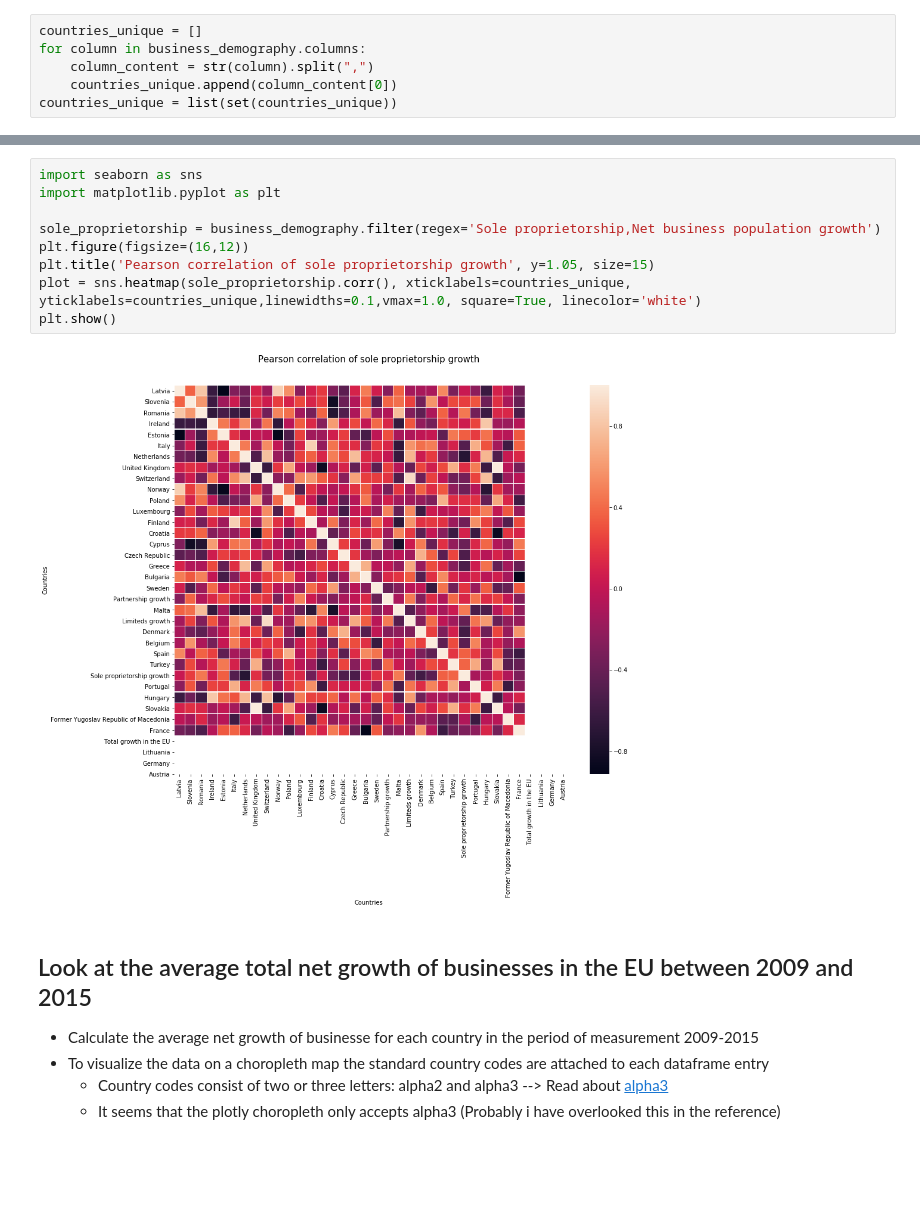
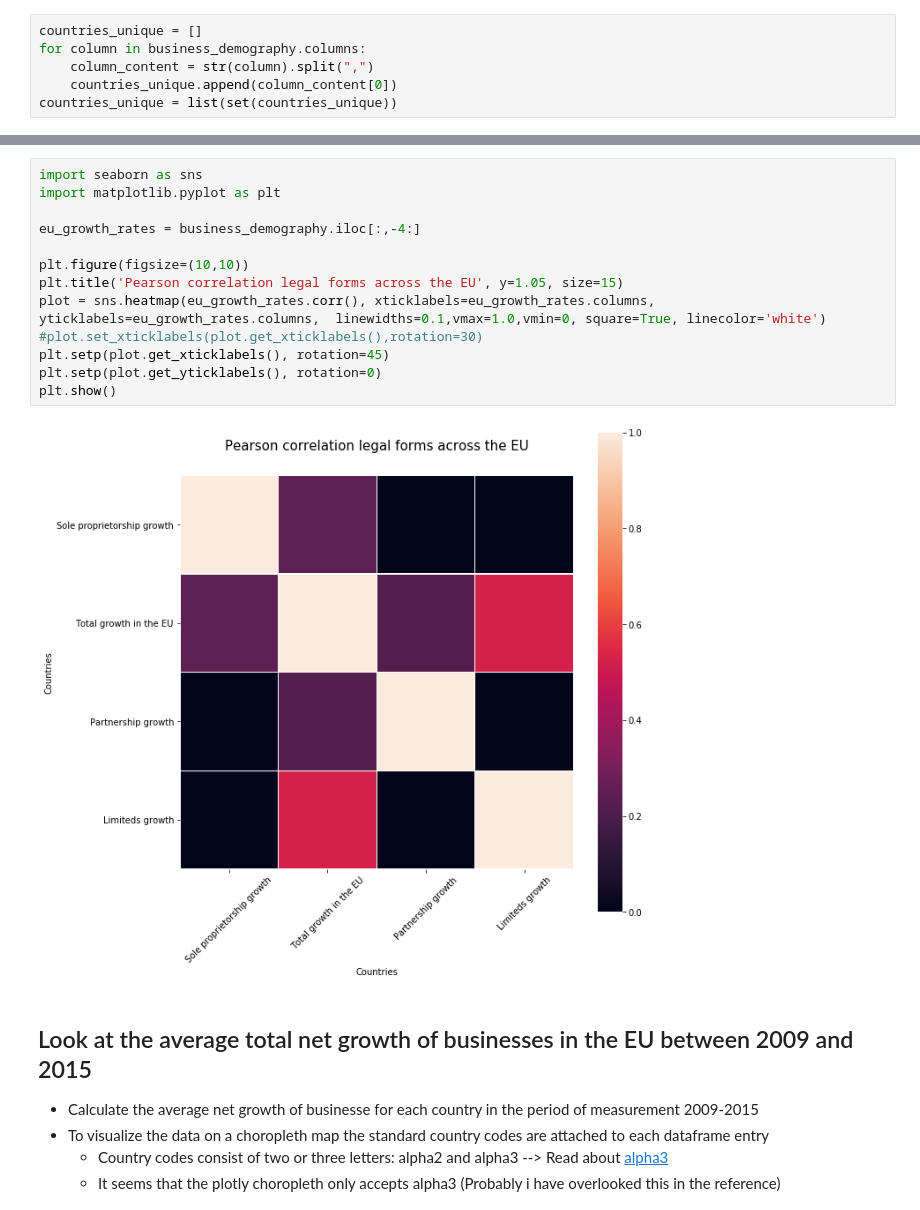
Before and after one commit to chasenberg/data_science, a Jupyter notebook: notebooks/explorer.ipynb, the cells around one changed output, grey strips where cells are left out. Drawn from its saved outputs; the diff is of its cells as text; blank space fills up the shorter version.

```diff
--- a/notebooks/explorer.ipynb
+++ b/notebooks/explorer.ipynb
@@ -180,14 +197,18 @@ countries_unique = list(set(countries_unique))
 # %%
 import seaborn as sns
 import matplotlib.pyplot as plt
 
-sole_proprietorship = business_demography.filter(regex='Sole proprietorship,Net business population growth')
-plt.figure(figsize=(16,12))
-plt.title('Pearson correlation of sole proprietorship growth', y=1.05, size=15)
-plot = sns.heatmap(sole_proprietorship.corr(), xticklabels=countries_unique, yticklabels=countries_unique,linewidths=0.1,vmax=1.0, square=True, linecolor='white')
+eu_growth_rates = business_demography.iloc[:,-4:]
+
+plt.figure(figsize=(10,10))
+plt.title('Pearson correlation legal forms across the EU', y=1.05, size=15)
+plot = sns.heatmap(eu_growth_rates.corr(), xticklabels=eu_growth_rates.columns, yticklabels=eu_growth_rates.columns,  linewidths=0.1,vmax=1.0,vmin=0, square=True, linecolor='white')
+#plot.set_xticklabels(plot.get_xticklabels(),rotation=30)
+plt.setp(plot.get_xticklabels(), rotation=45)
+plt.setp(plot.get_yticklabels(), rotation=0)
 plt.show()
 # %% [output]
-[figure, old version]
+[figure, new version]
 # %% [markdown]
 ## Look at the average total net growth of businesses in the EU between 2009 and 2015
 
```
Also changed, not shown: parts of 12 cells of this notebook.
